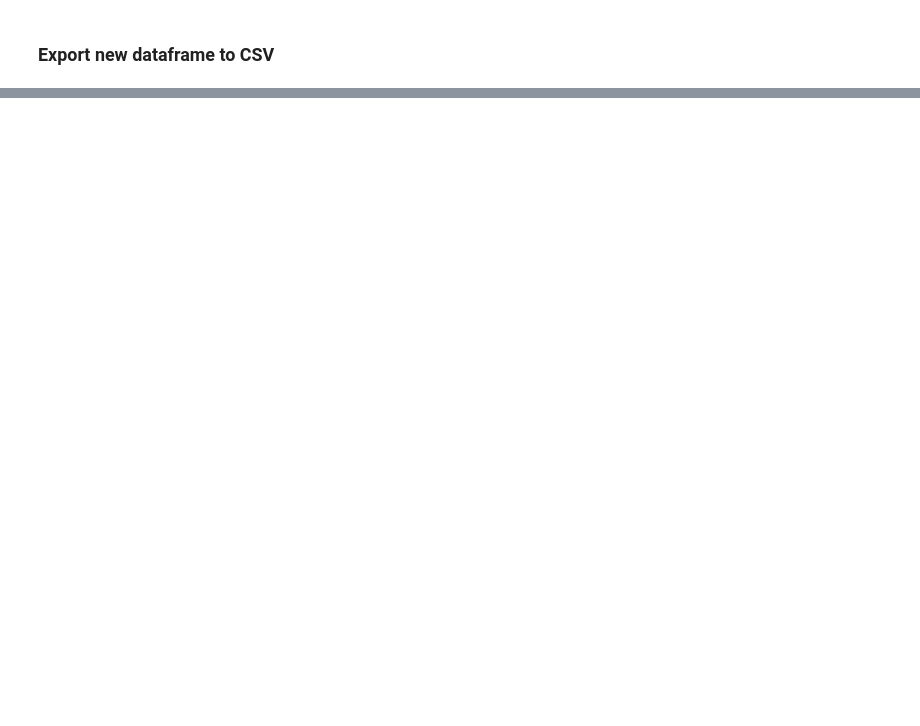
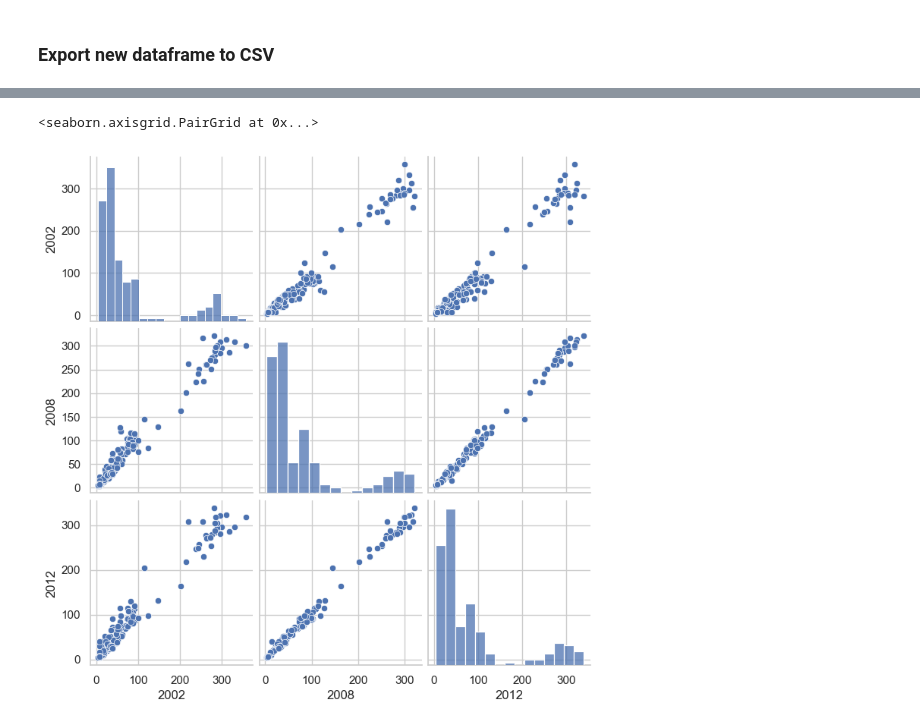
Before and after one commit to LevLow/CapstoneProject, a Jupyter notebook: capstone.ipynb, the cells around one changed output, grey strips where cells are left out. Saved outputs shown, nothing was run; the diff lists cells and outputs as text; code cells hidden in the pictures; blank space fills up the shorter version.

```diff
--- a/capstone.ipynb
+++ b/capstone.ipynb
@@ -279,0 +327,6 @@ OECD_final.describe
+# %%
+# Reshape the DataFrame so that "Year" becomes different columns with the data being the cancer rate
+pivot_df = OECD_final.pivot(index=['Country', 'Cancer site'], columns='Year', values='Cancer Rate').reset_index()
+
+# Print the result
+pivot_df.head(10)
@@ -280 +345,6 @@ OECD_final.describe
+# %%
+sns.pairplot(pivot_df)
+# %% [output]
+<seaborn.axisgrid.PairGrid at 0x...>
+[figure, added]
 # %%
```
Also changed, not shown: parts of 7 cells of this notebook, 1 other file.
